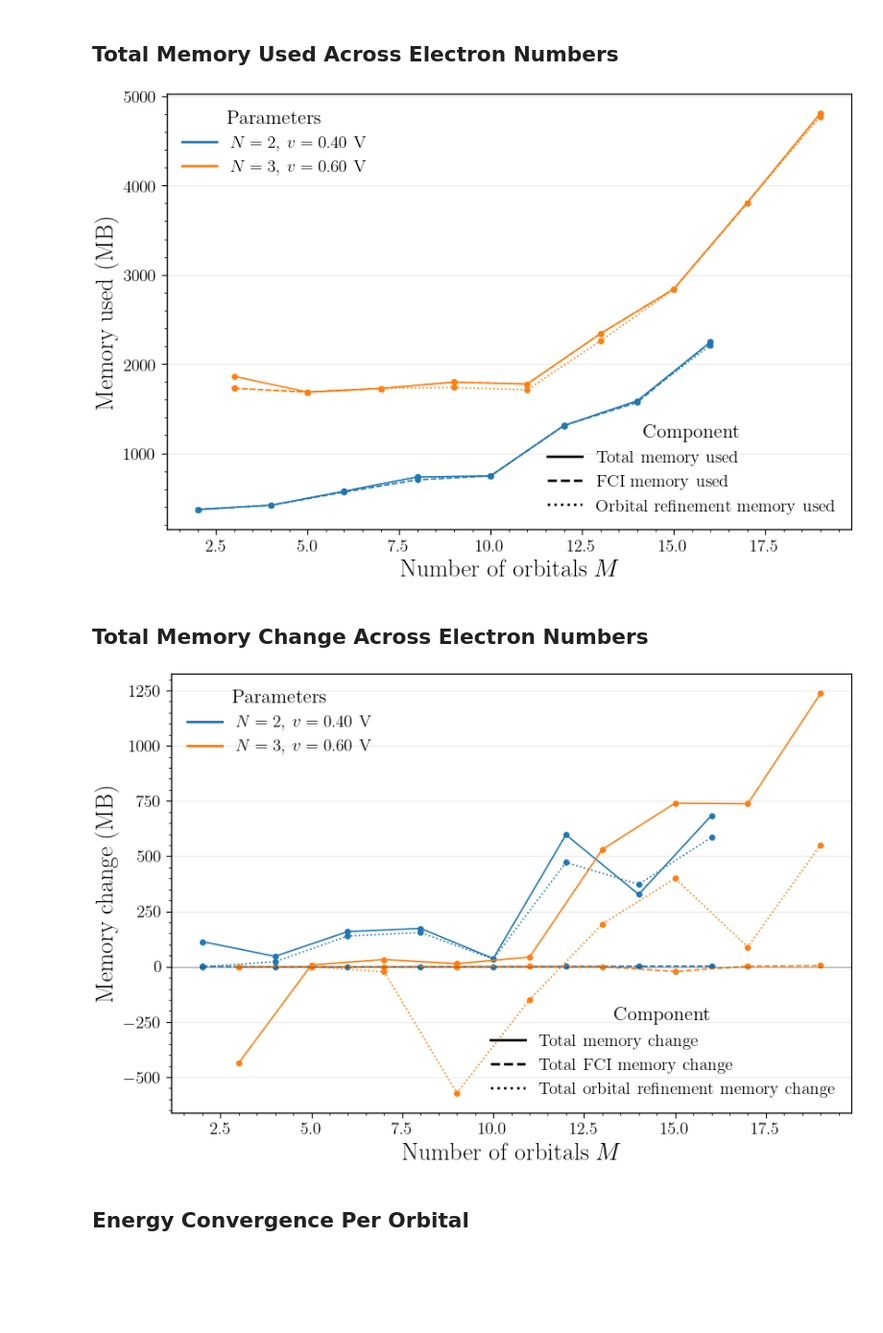
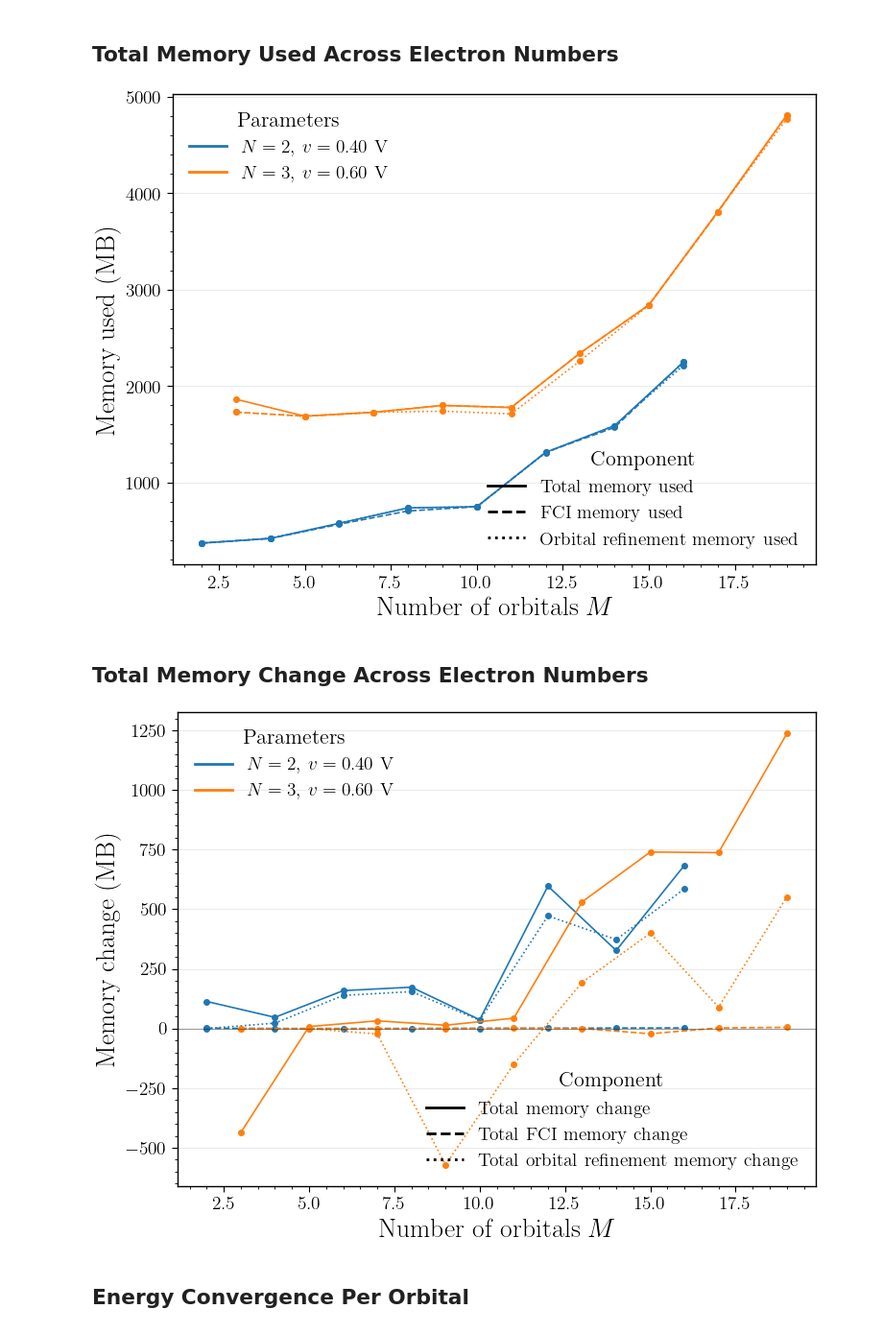
Before and after one commit to LeanderReascos/QDots, a Jupyter notebook: charge_stability/single_dot_results.ipynb, the cells around one changed output. Shown at 96% size. Cells and saved outputs as stored; diff of their text form; code cells hidden in the pictures; blank space fills up the shorter version.

```diff
--- a/charge_stability/single_dot_results.ipynb
+++ b/charge_stability/single_dot_results.ipynb
@@ -434,7 +432,7 @@ line_styles = {
 series_keys = list(combination_time_totals[['N', 'v']].drop_duplicates().itertuples(index=False, name=None))
 series_colors = dict(zip(series_keys, sns.color_palette('tab10', n_colors=len(series_keys))))
 
-fig, ax = plt.subplots(figsize=(9, 6))
+fig, ax = plt.subplots(figsize=(8, 6))
 for key in series_keys:
     n_electrons, voltage = key
     data_nv = combination_time_totals[
@@ -454,7 +452,7 @@ for key in series_keys:
 ax.set_xlabel('Number of orbitals $M$')
 ax.set_ylabel('Total profiled time (s)')
 ax.set_yscale('log')
-ax.grid(True, which='both', axis='y', alpha=0.25)
+#ax.grid(True, which='both', axis='y', alpha=0.25)
 
 series_handles = [
     Line2D([0], [0], color=series_colors[key], lw=2, label=f'$N={int(key[0])}$, $v={key[1]:.2f}$ V')
@@ -465,9 +463,9 @@ style_handles = [
     for line_style, label in line_styles.values()
 ]
 
-series_legend = ax.legend(handles=series_handles, title='Parameters', loc='upper left', frameon=False)
+series_legend = ax.legend(handles=series_handles, title='Parameters', loc='upper left', frameon=True)
 ax.add_artist(series_legend)
-ax.legend(handles=style_handles, title='Component', loc='lower right', frameon=False)
+ax.legend(handles=style_handles, title='Component', loc='lower right', frameon=True)
 
 fig.tight_layout()
 save_current_figure(fig, 'single_dot_total_time_components')
@@ -519,7 +517,7 @@ memory_line_styles = {
 series_keys = list(combination_memory_totals[['N', 'v']].drop_duplicates().itertuples(index=False, name=None))
 series_colors = dict(zip(series_keys, sns.color_palette('tab10', n_colors=len(series_keys))))
 
-fig, ax = plt.subplots(figsize=(9, 6))
+fig, ax = plt.subplots(figsize=(8, 6))
 for key in series_keys:
     n_electrons, voltage = key
     data_nv = combination_memory_totals[
@@ -557,7 +555,7 @@ fig.tight_layout()
 save_current_figure(fig, 'single_dot_total_memory_used_components')
 plt.show()
 # %% [output]
-[figure, old version]
+[figure, new version]
 # %% [markdown]
 ## Total Memory Change Across Electron Numbers
 # %%
@@ -603,7 +601,7 @@ memory_change_line_styles = {
 series_keys = list(combination_memory_change_totals[['N', 'v']].drop_duplicates().itertuples(index=False, name=None))
 series_colors = dict(zip(series_keys, sns.color_palette('tab10', n_colors=len(series_keys))))
 
-fig, ax = plt.subplots(figsize=(9, 6))
+fig, ax = plt.subplots(figsize=(8, 6))
 for key in series_keys:
     n_electrons, voltage = key
     data_nv = combination_memory_change_totals[
@@ -615,34 +613,34 @@ for key in series_keys:
         ax.plot(
             data_nv['n_orbitals'],
             data_nv[column],
             linestyle=line_style,
             marker='o',
             color=series_colors[key],
         )
 
 ax.axhline(0, color='black', linewidth=0.8, alpha=0.35)
 ax.set_xlabel('Number of orbitals $M$')
 ax.set_ylabel('Memory change (MB)')
 ax.grid(True, axis='y', alpha=0.25)
 
 series_handles = [
     Line2D([0], [0], color=series_colors[key], lw=2, label=f'$N={int(key[0])}$, $v={key[1]:.2f}$ V')
     for key in series_keys
 ]
 style_handles = [
     Line2D([0], [0], color='black', lw=2, linestyle=line_style, label=label)
     for line_style, label in memory_change_line_styles.values()
 ]
 
 series_legend = ax.legend(handles=series_handles, title='Parameters', loc='upper left', frameon=False)
 ax.add_artist(series_legend)
 ax.legend(handles=style_handles, title='Component', loc='lower right', frameon=False)
 
 fig.tight_layout()
 save_current_figure(fig, 'single_dot_total_memory_change_components')
 plt.show()
 # %% [output]
-[figure, old version]
+[figure, new version]
 # %% [markdown]
 ## Energy Convergence Per Orbital
 # %%
```
Also changed, not shown: parts of 5 cells of this notebook, 59 other files.
